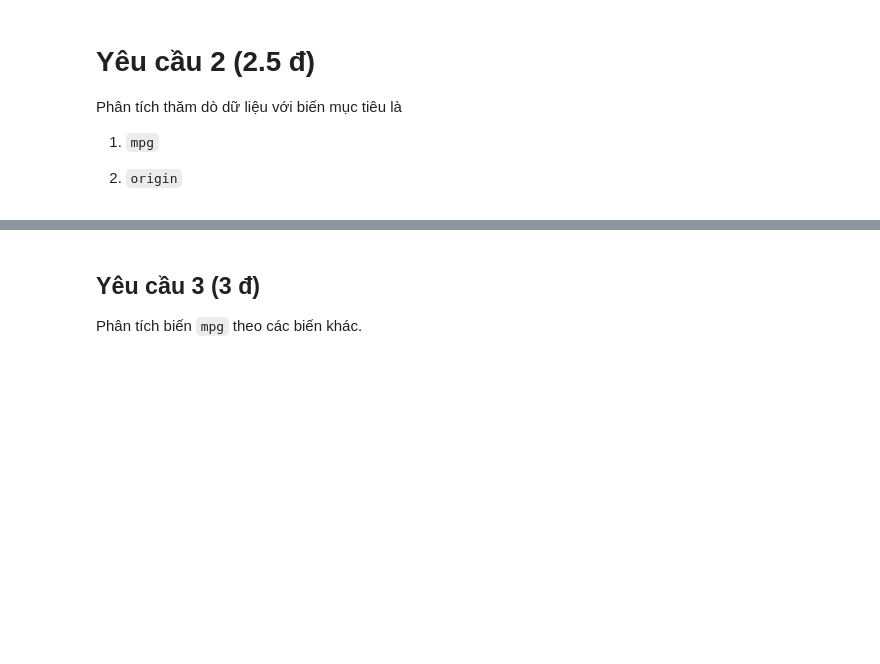
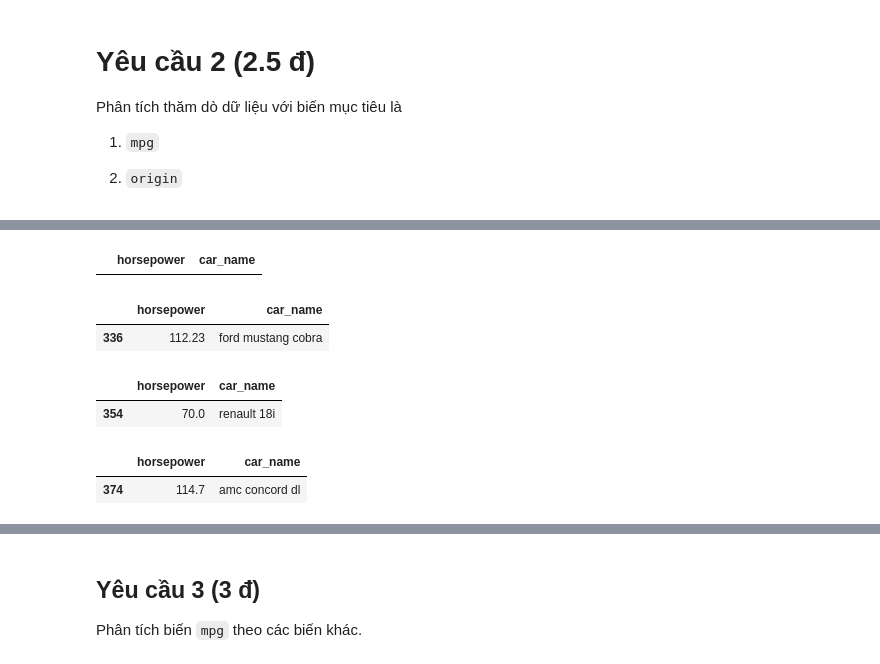
Before and after one commit to maidinhthaison/TKMT, a Jupyter notebook: 20810229_bt4.ipynb, the cells around one changed output, grey strips where cells are left out. Drawn from its saved outputs; the diff is of its cells as text; code cells hidden in the pictures; blank space fills up the shorter version.

```diff
--- a/20810229_bt4.ipynb
+++ b/20810229_bt4.ipynb
@@ -24,0 +201,55 @@ Phân tích thăm dò dữ liệu với biến mục tiêu là
+# %%
+#Lấy ra những dòng có horsepower là '?' và thay thế bằng horsepower
+#trung bình của nhãn hiệu xe đó
+horsepower=auto_mpg.loc[auto_mpg['horsepower'] == '?']
+horsepower[['horsepower','car_name']]
+# %% [output]
+|  | horsepower | car_name |
+# %%
+# Lấy danh sách xe ford có horsepower = ?
+ford_car=horsepower.loc[horsepower['car_name'].str.contains('ford')]
+# Lấy horsepower của tất cả xe ford
+ford_horsepower = auto_mpg.loc[(auto_mpg['car_name'].str.contains('ford', case= False)) & (auto_mpg['horsepower'] != '?')]
+# Ép kiểu horsepower từ object sang float
+ford_horsepower['horsepower'] = ford_horsepower['horsepower'].astype(float)
+# Lấy horsepower trung bình của xe ford
+avg_ford = ford_horsepower['horsepower'].mean()
+# Thay thế các giá trị horsepower = ? của xe ford bằng giá trị trung bình này
+indices = ford_car['horsepower'].index.values.tolist()
+auto_mpg.loc[indices,'horsepower'] = np.around(avg_ford,2)
+auto_mpg[['horsepower','car_name']].iloc[[336]]
+# %% [output]
+|  | horsepower | car_name |
+| 336 | 112.23 | ford mustang cobra |
+# %%
+# Lấy danh sách xe renault có horsepower = ?
+renault_car=horsepower.loc[horsepower['car_name'].str.contains('renault')]
+# Lấy horsepower của tất cả xe renault
+renault_horsepower = auto_mpg.loc[(auto_mpg['car_name'].str.contains('renault', case= False)) & (auto_mpg['horsepower'] != '?')]
+# Ép kiểu horsepower từ object sang float
+renault_horsepower['horsepower'] = renault_horsepower['horsepower'].astype(float)
+# Lấy horsepower trung bình của xe renault
+avg_renault = renault_horsepower['horsepower'].mean()
+# Thay thế các giá trị horsepower = ? của xe renault bằng giá trị trung bình này
+indices = renault_car['horsepower'].index.values.tolist()
+auto_mpg.loc[indices,'horsepower'] = np.around(avg_renault,2)
+auto_mpg[['horsepower','car_name']].iloc[[354]]
+# %% [output]
+|  | horsepower | car_name |
+| 354 | 70.0 | renault 18i |
+# %%
+# Lấy danh sách xe amc có horsepower = ?
+amc_car=horsepower.loc[horsepower['car_name'].str.contains('amc')]
+# Lấy horsepower của tất cả xe amc
+amc_horsepower = auto_mpg.loc[(auto_mpg['car_name'].str.contains('amc', case= False)) & (auto_mpg['horsepower'] != '?')]
+# Ép kiểu horsepower từ object sang float
+amc_horsepower['horsepower'] = amc_horsepower['horsepower'].astype(float)
+# Lấy horsepower trung bình của xe amc
+avg_amc = amc_horsepower['horsepower'].mean()
+# Thay thế các giá trị horsepower = ? của xe amc bằng giá trị trung bình này
+indices = amc_car['horsepower'].index.values.tolist()
+auto_mpg.loc[indices,'horsepower'] = np.around(avg_amc,2)
+auto_mpg[['horsepower','car_name']].iloc[[374]]
+# %% [output]
+|  | horsepower | car_name |
+| 374 | 114.7 | amc concord dl |
```
Also changed, not shown: parts of 17 cells of this notebook, 1 other file.
